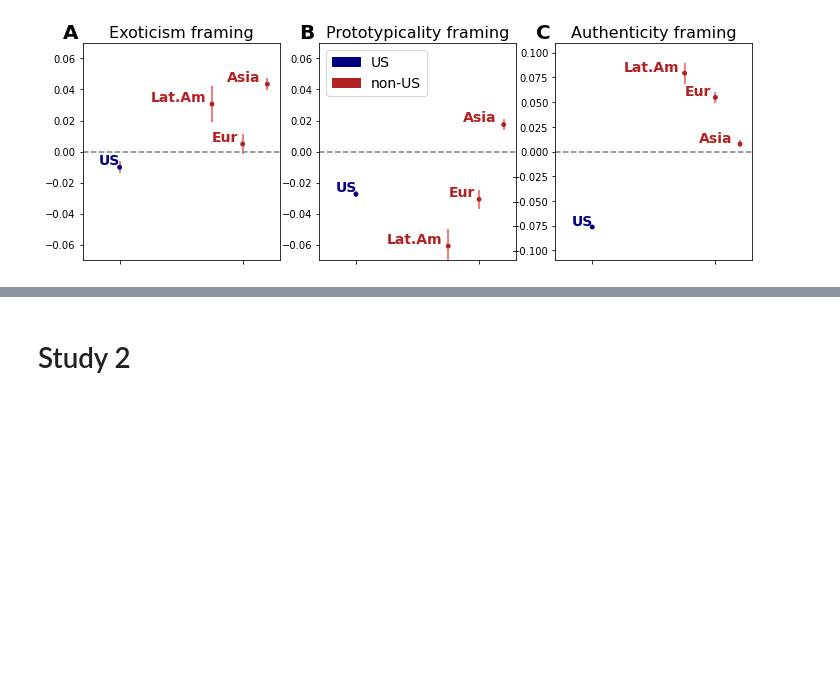
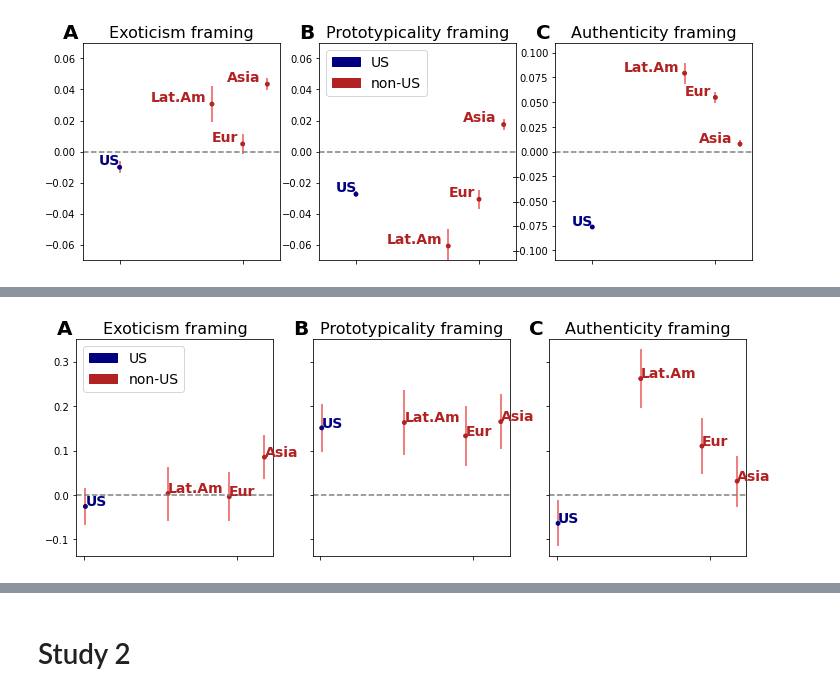
Before and after one commit to yiweiluo/immigrant-food-framing, a Jupyter notebook: 2_DATA_ANALYSIS/plotting.ipynb, the cells around one changed output, grey strips where cells are left out. Drawn from its saved outputs; the diff is of its cells as text; code cells hidden in the pictures; blank space fills up the shorter version.

```diff
--- a/2_DATA_ANALYSIS/plotting.ipynb
+++ b/2_DATA_ANALYSIS/plotting.ipynb
@@ -31,7 +31,7 @@ def fetch_results(dep_var, level, covars=False, glass_ceiling=False, user_contro
     if covars:
         savename = f"{savename}_covars"
     if glass_ceiling:
-        savename = f"glass_ceiling_{savename}"
+        savename = f"_glass_ceiling_{savename}"
     if user_controlled:
         savename = f"user_cont_{savename}"
     if top_removed:
@@ -271,8 +271,8 @@ coeff2x_val = {
 for ax_ix,dep_var in enumerate(dep_vars_to_plot):
 
     # get results from .csvs
-    res = fetch_results(dep_var, 'biz_cuisine_region', exclude_neg=True)
-    covar_res = fetch_results(dep_var, 'biz_cuisine_region', covars=True, exclude_neg=True)
+    res = fetch_results(dep_var, 'biz_cuisine_region')
+    covar_res = fetch_results(dep_var, 'biz_cuisine_region', covars=True)
     per_region_coeffs = get_abs_coeffs(res, per_cuisine=False)
     per_region_errs = get_abs_errs(res, covar_res, per_cuisine=False)
 
@@ -378,3 +378,9 @@ print(res['P>|t|']["C(biz_macro_region, Treatment(reference='us'))[T.non-us]"])
 | biz_median_nb_income | 0.0072 | 0.001 | 8.540 | 0.0 | 0.006 | 0.009 |
 | biz_nb_diversity | 0.0035 | 0.001 | 4.174 | 0.0 | 0.002 | 0.005 |
 0.0
+# %%
+# Authenticity simplicity results
+res = fetch_results('auth_simple_words_agg_score', 'biz_cuisine_region')
+display(res)
+res = fetch_results('auth_other_words_agg_score', 'biz_cuisine_region')
+display(res)
@@ -679,0 +684,80 @@ NameError: name 'data' is not defined
+# %%
+# Study 1: user-controlled results
+
+fig_name = 'study1_user_cont_results' # set name without file extension
+assert type(fig_name) == str
+print("Will save figure to:", os.path.join(FIGURES_DIR, f"{fig_name}.pdf"))
+
+dep_vars_to_plot = ['exotic_words_agg_score',
+                    'typic_words_agg_score',
+                    'auth_words_agg_score']
+
+fig, axs = plt.subplots(1,3,figsize=(12,4),sharey=True,sharex=True)
+
+macro_coeff_ticks = ['us','non-us']
+pretty_macro_coeff_ticks = ['US','non-US']
+region_coeff_ticks = ['us','europe','latin_america','asia']
+pretty_region_coeff_ticks = ['US','Eur','Lat.Am','Asia']
+
+jitter = {
+    'us':0.01,
+    'europe':-0.05,
+    'latin_america':-0.2,
+    'asia':-0.02}
+
+for ax_ix,dep_var in enumerate(dep_vars_to_plot):
+
+    # General
+    ax = axs[ax_ix]
+    ax.axhline(y=0, color="gray", linestyle="--")
+    ax.set_xticks(range(len(macro_coeff_ticks)))
+    ax.set_xticklabels([])
+
+    res = fetch_results(dep_var, 'biz_cuisine_region', user_controlled=True, covars=False)
+    res_covars = fetch_results(dep_var, 'biz_cuisine_region', user_controlled=True, covars=True)
+    abs_coeffs = get_abs_coeffs(res, ref='us')
+    abs_errs = get_abs_errs(res, res_covars, ref='us')
+
+    # Plot coefficients
+    ax.scatter([coeff2x_val[dep_var][x]+jitter[x] for x in region_coeff_ticks],
+               [abs_coeffs[x] for x in region_coeff_ticks],
+               #color='dimgray',
+               color=[cont2color[cuisine2macro_region[x]] for x in region_coeff_ticks],
+               zorder=2,s=15)
+
+    # Plot errors
+    for idx, coeff in enumerate(region_coeff_ticks):
+        color = "lightcoral" #if pvals[coeff] < 0.05 else 'lightgray'
+        ax.vlines(coeff2x_val[dep_var][coeff]+jitter[coeff],
+                  abs_coeffs[coeff]-2*abs_errs[coeff],
+                  abs_coeffs[coeff]+2*abs_errs[coeff],
+                  color=color, zorder=1, linewidth=2)
+
+    # Add labels
+    for idx, coeff in enumerate(region_coeff_ticks):
+        ax.annotate(pretty_region_coeff_ticks[idx],
+                    (coeff2x_val[dep_var][coeff]+jitter[coeff], abs_coeffs[coeff]+0.002),
+                    color=cont2color[cuisine2macro_region[coeff]],
+                    fontsize=14, weight="bold")
+
+    # Add titles
+    ax.set_title(f"{prettify_dep_var(dep_var)} framing",fontsize=16)
+    ax.text(-0.1, 1.02, string.ascii_uppercase[ax_ix], transform=ax.transAxes,
+            size=20, weight='bold')
+
+    # Add legend to first subplot
+    if ax_ix == 0:
+        us_patch = mpatches.Patch(color=cont2color['us'], label='US')
+        non_us_patch = mpatches.Patch(color=cont2color['non-us'], label='non-US')
+        ax.legend(handles=[us_patch, non_us_patch], fontsize=14, loc='upper left')
+
+#     # Save just the portion _inside_ the second axis's boundaries
+#     extent = full_extent(ax).transformed(fig.dpi_scale_trans.inverted())
+#     # Alternatively,
+#     # extent = ax.get_tightbbox(fig.canvas.renderer).transformed(fig.dpi_scale_trans.inverted())
+#     print("Saving subplot to:", os.path.join(FIGURES_DIR, f"{fig_name}_subplot{ax_ix}.pdf"))
+#     fig.savefig(os.path.join(FIGURES_DIR, f"{fig_name}_subplot{ax_ix}.pdf"), bbox_inches=extent)
+
+plt.savefig(os.path.join(FIGURES_DIR, f"{fig_name}.pdf"),bbox_inches="tight")
+plt.show()
+# %% [output]
@@ -680 +765,2 @@ NameError: name 'data' is not defined
+[figure, new version]
 # %%
```
Also changed, not shown: parts of 28 cells of this notebook.
